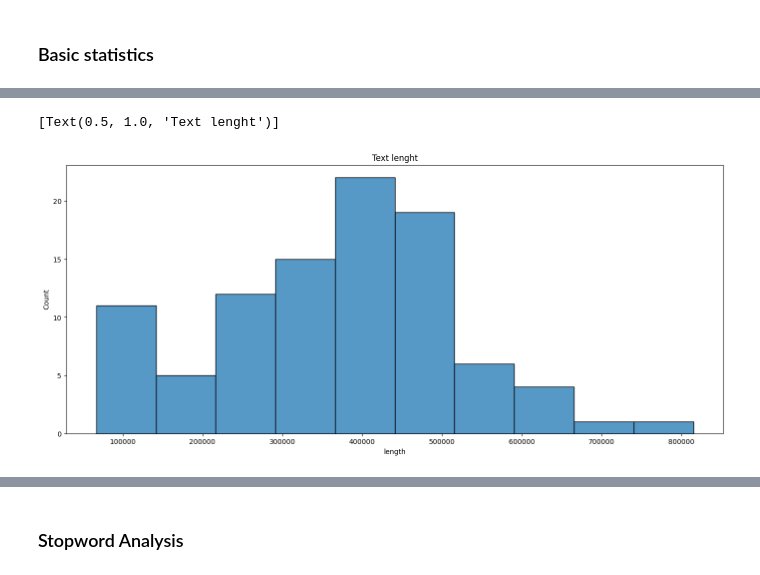
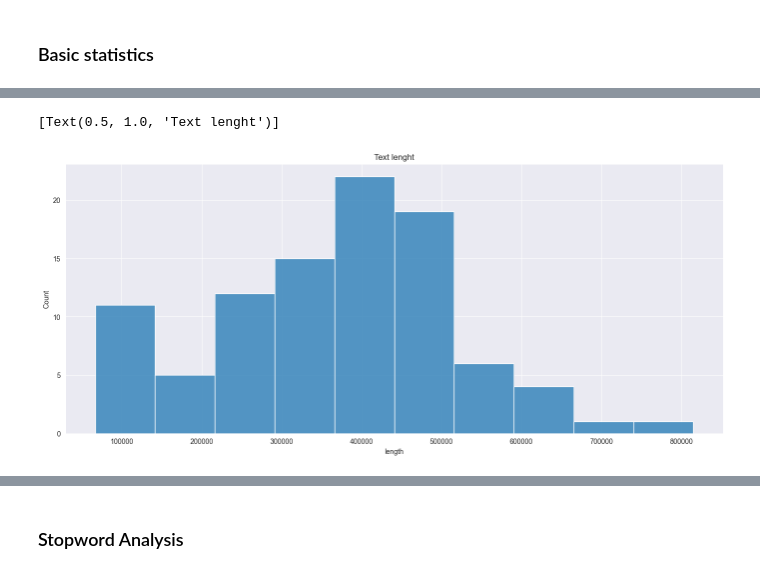
Before and after one commit to Bombex/kbtu-nlp-2024, a Jupyter notebook: HW1/eda.ipynb, the cells around one changed output, grey strips where cells are left out. Cells and saved outputs as stored; diff of their text form; code cells hidden in the pictures.

```diff
--- a/HW1/eda.ipynb
+++ b/HW1/eda.ipynb
@@ -22,6 +22,7 @@ import warnings
 warnings.filterwarnings('ignore', category=FutureWarning)
 
 plt.rcParams['figure.figsize'] = (17,7)
+sns.set_style('darkgrid')
 
 nltk.download("all-nltk")
 # %% [output]
@@ -63,7 +64,7 @@ def create_df(path_to_folder: str, pattern: str = '**/*.txt'):
     df = pd.DataFrame({"text": texts, "label": labels})
     return df
 # %%
-train = create_df("data/train/")
+X_val = create_df("data/train/")
 # %%
 val = create_df("data/validat/")
 # %%
@@ -79,8 +90,8 @@ test.to_csv("test.csv", index=False)
 # %%
-train["length"] = train["text"].str.len()
+X_val["length"] = X_val["text"].str.len()
 # %%
-sns.histplot(train["length"]).set(title='Text lenght')
+sns.histplot(X_val["length"]).set(title='Text lenght')
 # %% [output]
 [Text(0.5, 1.0, 'Text lenght')]
-[figure, old version]
+[figure, new version]
 # %%
```
Also changed, not shown: parts of 122 cells of this notebook, 7 other files.
